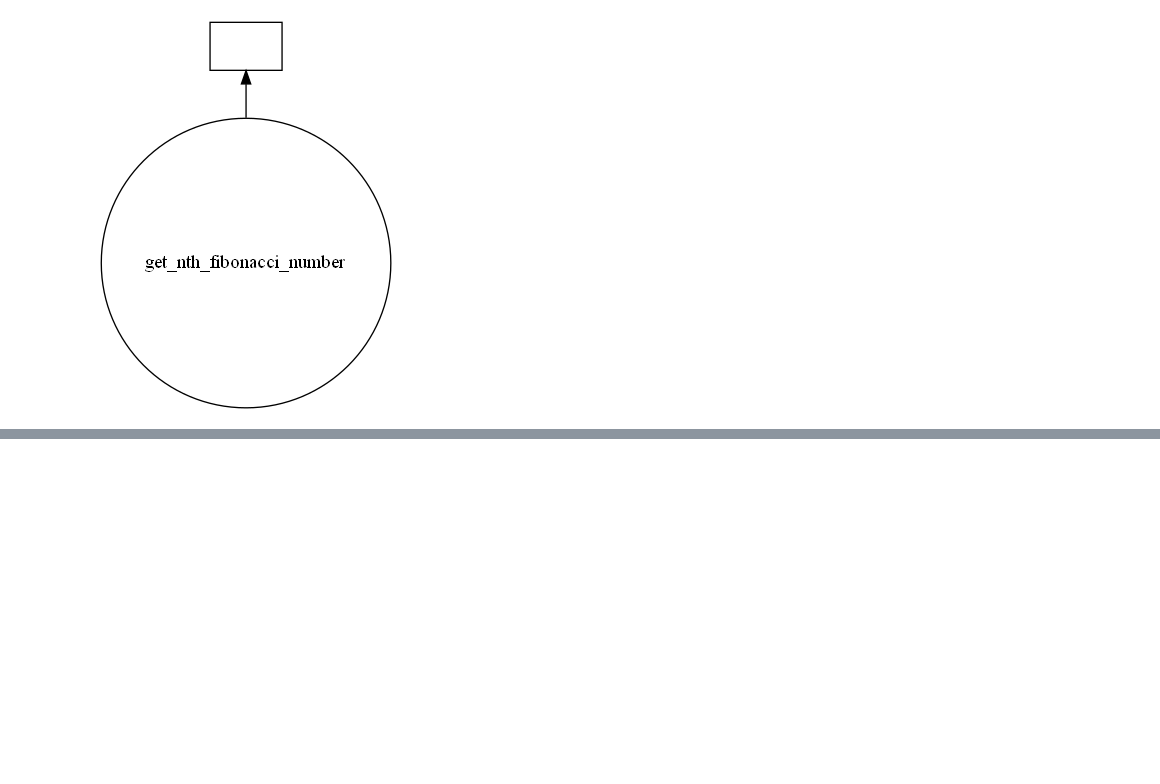
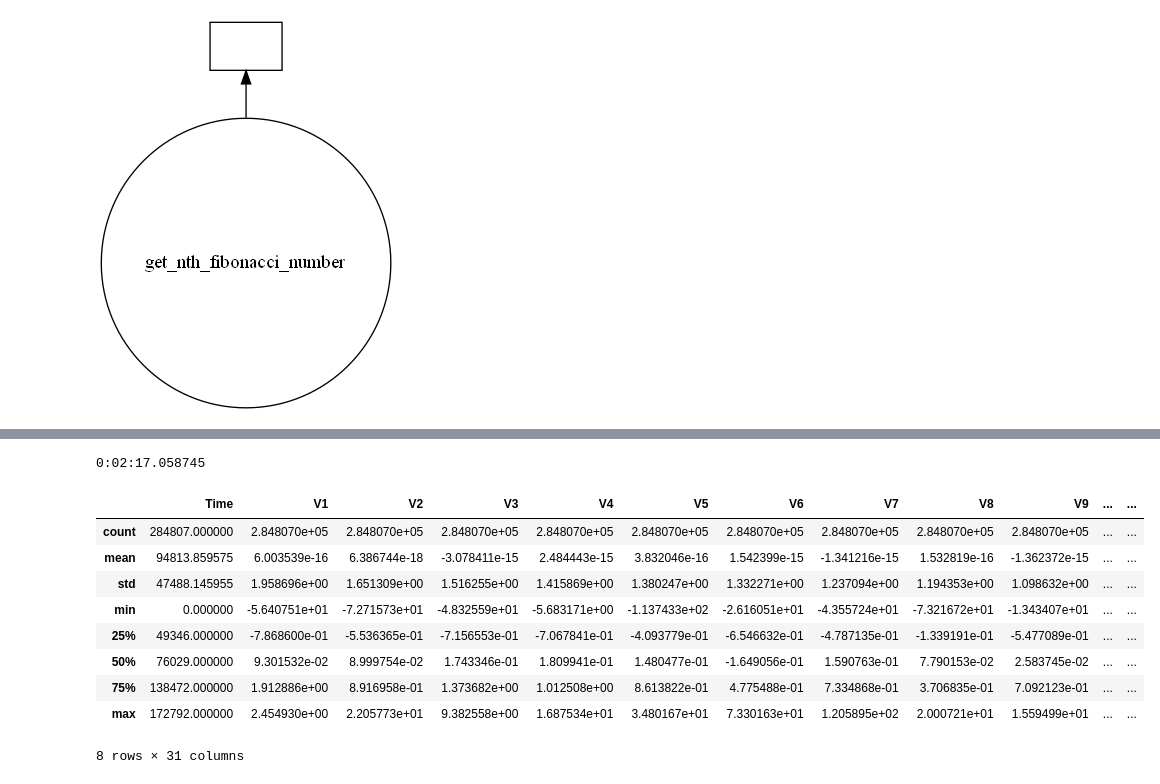
Before and after one commit to KalikaKay/Thinkful-Notebooks, a Jupyter notebook: Dask.ipynb, the cells around one changed output, grey strips where cells are left out. Cells and saved outputs as stored; diff of their text form; code cells hidden in the pictures; blank space fills up the shorter version.

```diff
--- a/Dask.ipynb
+++ b/Dask.ipynb
@@ -89,0 +122,19 @@ get_nth_fibonacci_number(10).visualize()
+# %%
+print(end - start)
+# %% [output]
+0:02:17.058745
+# %%
+df = dd.read_csv('https://tf-assets-prod.s3.amazonaws.com/tf-curric/data-science/creditcard.csv', assume_missing=True)
+# %%
+df.describe().compute()
+# %% [output]
+|  | Time | V1 | V2 | V3 | V4 | V5 | V6 | V7 | V8 | V9 | ... | ... |
+| count | 284807.000000 | 2.848070e+05 | 2.848070e+05 | 2.848070e+05 | 2.848070e+05 | 2.848070e+05 | 2.848070e+05 | 2.848070e+05 | 2.848070e+05 | 2.848070e+05 | ... | ... |
+| mean | 94813.859575 | 6.003539e-16 | 6.386744e-18 | -3.078411e-15 | 2.484443e-15 | 3.832046e-16 | 1.542399e-15 | -1.341216e-15 | 1.532819e-16 | -1.362372e-15 | ... | ... |
+| std | 47488.145955 | 1.958696e+00 | 1.651309e+00 | 1.516255e+00 | 1.415869e+00 | 1.380247e+00 | 1.332271e+00 | 1.237094e+00 | 1.194353e+00 | 1.098632e+00 | ... | ... |
+| min | 0.000000 | -5.640751e+01 | -7.271573e+01 | -4.832559e+01 | -5.683171e+00 | -1.137433e+02 | -2.616051e+01 | -4.355724e+01 | -7.321672e+01 | -1.343407e+01 | ... | ... |
+| 25% | 49346.000000 | -7.868600e-01 | -5.536365e-01 | -7.156553e-01 | -7.067841e-01 | -4.093779e-01 | -6.546632e-01 | -4.787135e-01 | -1.339191e-01 | -5.477089e-01 | ... | ... |
+| 50% | 76029.000000 | 9.301532e-02 | 8.999754e-02 | 1.743346e-01 | 1.809941e-01 | 1.480477e-01 | -1.649056e-01 | 1.590763e-01 | 7.790153e-02 | 2.583745e-02 | ... | ... |
+| 75% | 138472.000000 | 1.912886e+00 | 8.916958e-01 | 1.373682e+00 | 1.012508e+00 | 8.613822e-01 | 4.775488e-01 | 7.334868e-01 | 3.706835e-01 | 7.092123e-01 | ... | ... |
+| max | 172792.000000 | 2.454930e+00 | 2.205773e+01 | 9.382558e+00 | 1.687534e+01 | 3.480167e+01 | 7.330163e+01 | 1.205895e+02 | 2.000721e+01 | 1.559499e+01 | ... | ... |
+8 rows × 31 columns
```
Also changed, not shown: parts of 17 cells of this notebook.
